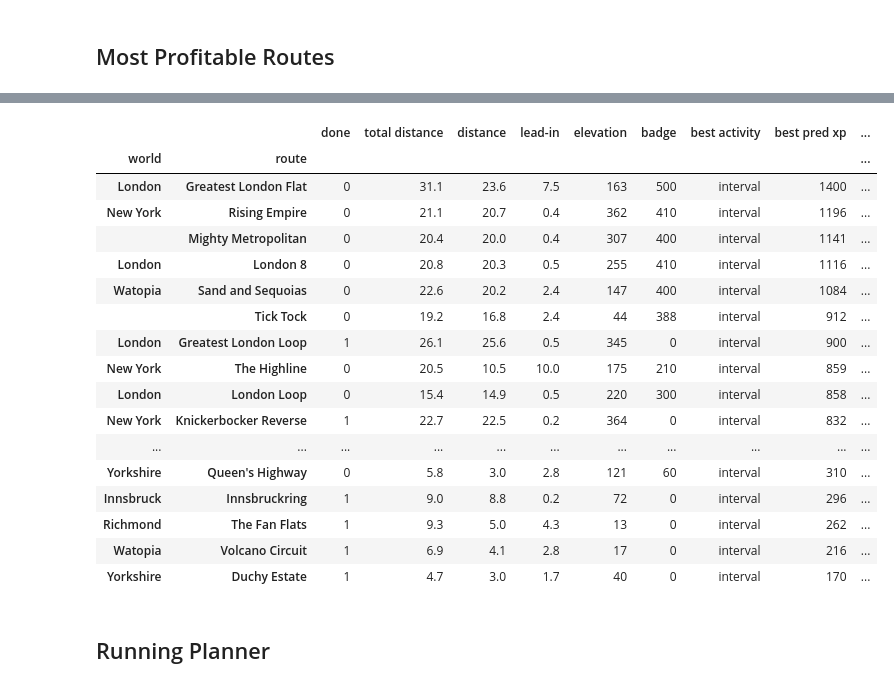
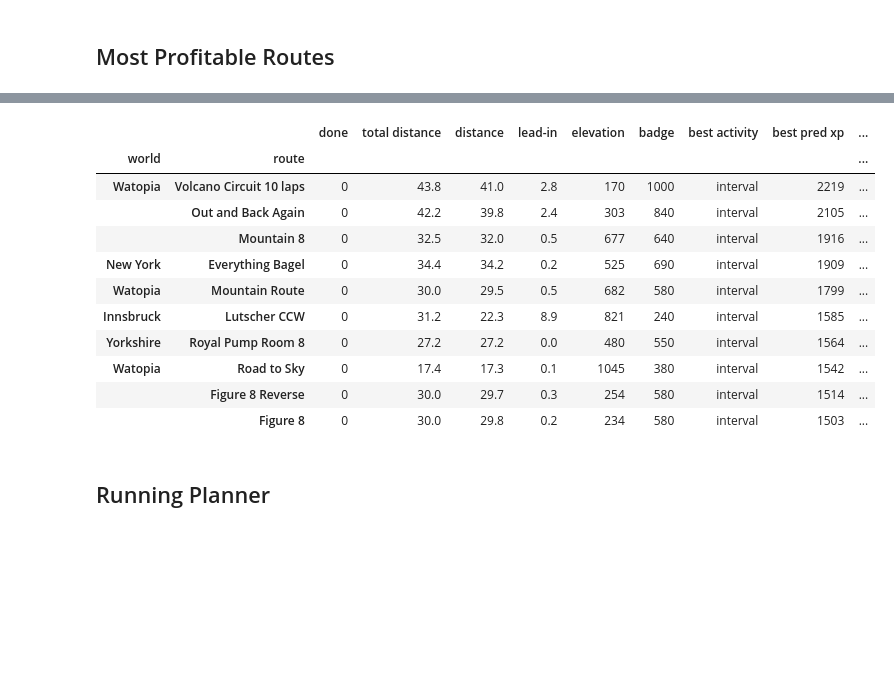
Before and after one commit to bennylp/zwift-training, a Jupyter notebook: zwift-planner.ipynb, the cells around one changed output, grey strips where cells are left out. Cells and saved outputs as stored; diff of their text form; code cells hidden in the pictures; blank space fills up the shorter version.

```diff
--- a/zwift-planner.ipynb
+++ b/zwift-planner.ipynb
@@ -107,7 +175,7 @@ plot_progress('W-SUN')
 # %% [markdown]
 ## Duration Predictor
 # %%
-df = rides
+df = rides[ rides['type'] != 'correction' ]
 df = df[ df['dtime'] > '2020-06-01' ]
 print(f'Using {len(df)} rides')
 X = df[['distance', 'elevation', 'avg watt/kg']]
@@ -238,50 +291,44 @@ def calc_tss(ftp, avg_watt, duration):
     #np = avg_watt
     #IF = np / ftp
     #tss = (pd.Timedelta(duration).total_seconds()  * np * IF) / (ftp * 3600) * 100
     tss = pd.Timedelta(duration).total_seconds() / 3600 * (avg_watt ** 2) / (ftp ** 2) * 100
     return tss
 
 def best_route_by_tss(ftp, weight, tss, duration, kind=None, done=None):
     duration = pd.Timedelta(duration)
     avg_watt = calc_avg_watt(ftp, tss, duration)
     return best_route(avg_watt/weight, weight, duration+pd.Timedelta(minutes=10),
                       min_duration=duration-pd.Timedelta(minutes=10),
                       kind=kind, done=done)
 
 # Monday: Step-down interval
 #best_route_by_tss(160, 83, 62, '0:50:00', kind='workout')
 
 # Tuesday: Low-cadence interval
 #best_route_by_tss(160, 83, 53, '0:50:00', kind='workout')
 
 # Thursday: The long ride
 #best_route_by_tss(160, 83, 42, '0:50:00', kind='interval')
 
 # MAF Rest day
 #best_route(84/83, 83, '0:35:00')
 #best_route_by_tss(160, 83, 16, '0:25:00')
 
 # MAF M8070
-best_route(111/83, 83, '1:20:00')
+best_route(110/83, 83, '2:00:00').head(10)
 # %% [output]
 |  |  | done | total distance | distance | lead-in | elevation | badge | best activity | best pred xp | ... |
 | world | route |  |  |  |  |  |  |  |  | ... |
-| London | Greatest London Flat | 0 | 31.1 | 23.6 | 7.5 | 163 | 500 | interval | 1400 | ... |
-| New York | Rising Empire | 0 | 21.1 | 20.7 | 0.4 | 362 | 410 | interval | 1196 | ... |
-|  | Mighty Metropolitan | 0 | 20.4 | 20.0 | 0.4 | 307 | 400 | interval | 1141 | ... |
-| London | London 8 | 0 | 20.8 | 20.3 | 0.5 | 255 | 410 | interval | 1116 | ... |
-| Watopia | Sand and Sequoias | 0 | 22.6 | 20.2 | 2.4 | 147 | 400 | interval | 1084 | ... |
-|  | Tick Tock | 0 | 19.2 | 16.8 | 2.4 | 44 | 388 | interval | 912 | ... |
-| London | Greatest London Loop | 1 | 26.1 | 25.6 | 0.5 | 345 | 0 | interval | 900 | ... |
-| New York | The Highline | 0 | 20.5 | 10.5 | 10.0 | 175 | 210 | interval | 859 | ... |
-| London | London Loop | 0 | 15.4 | 14.9 | 0.5 | 220 | 300 | interval | 858 | ... |
-| New York | Knickerbocker Reverse | 1 | 22.7 | 22.5 | 0.2 | 364 | 0 | interval | 832 | ... |
-| ... | ... | ... | ... | ... | ... | ... | ... | ... | ... | ... |
-| Yorkshire | Queen's Highway | 0 | 5.8 | 3.0 | 2.8 | 121 | 60 | interval | 310 | ... |
-| Innsbruck | Innsbruckring | 1 | 9.0 | 8.8 | 0.2 | 72 | 0 | interval | 296 | ... |
-| Richmond | The Fan Flats | 1 | 9.3 | 5.0 | 4.3 | 13 | 0 | interval | 262 | ... |
-| Watopia | Volcano Circuit | 1 | 6.9 | 4.1 | 2.8 | 17 | 0 | interval | 216 | ... |
-| Yorkshire | Duchy Estate | 1 | 4.7 | 3.0 | 1.7 | 40 | 0 | interval | 170 | ... |
+| Watopia | Volcano Circuit 10 laps | 0 | 43.8 | 41.0 | 2.8 | 170 | 1000 | interval | 2219 | ... |
+|  | Out and Back Again | 0 | 42.2 | 39.8 | 2.4 | 303 | 840 | interval | 2105 | ... |
+|  | Mountain 8 | 0 | 32.5 | 32.0 | 0.5 | 677 | 640 | interval | 1916 | ... |
+| New York | Everything Bagel | 0 | 34.4 | 34.2 | 0.2 | 525 | 690 | interval | 1909 | ... |
+| Watopia | Mountain Route | 0 | 30.0 | 29.5 | 0.5 | 682 | 580 | interval | 1799 | ... |
+| Innsbruck | Lutscher CCW | 0 | 31.2 | 22.3 | 8.9 | 821 | 240 | interval | 1585 | ... |
+| Yorkshire | Royal Pump Room 8 | 0 | 27.2 | 27.2 | 0.0 | 480 | 550 | interval | 1564 | ... |
+| Watopia | Road to Sky | 0 | 17.4 | 17.3 | 0.1 | 1045 | 380 | interval | 1542 | ... |
+|  | Figure 8 Reverse | 0 | 30.0 | 29.7 | 0.3 | 254 | 580 | interval | 1514 | ... |
+|  | Figure 8 | 0 | 30.0 | 29.8 | 0.2 | 234 | 580 | interval | 1503 | ... |
 # %% [markdown]
 ## Running Planner
 # %%
```
Also changed, not shown: parts of 7 cells of this notebook, 4 other files.
